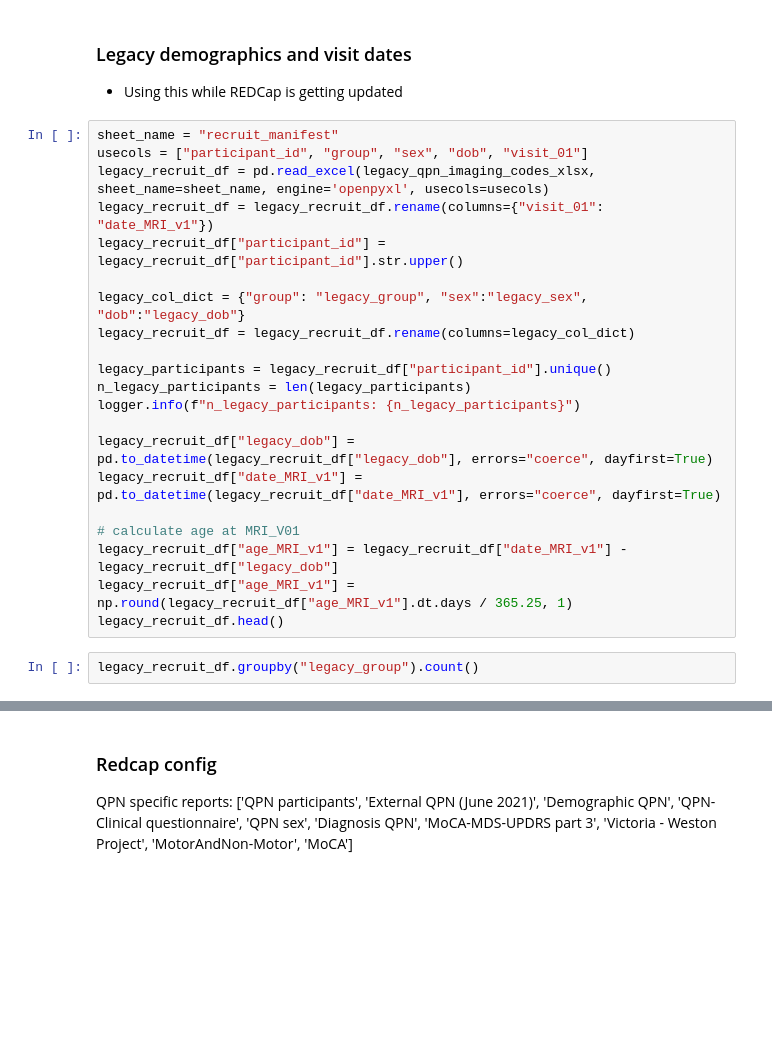
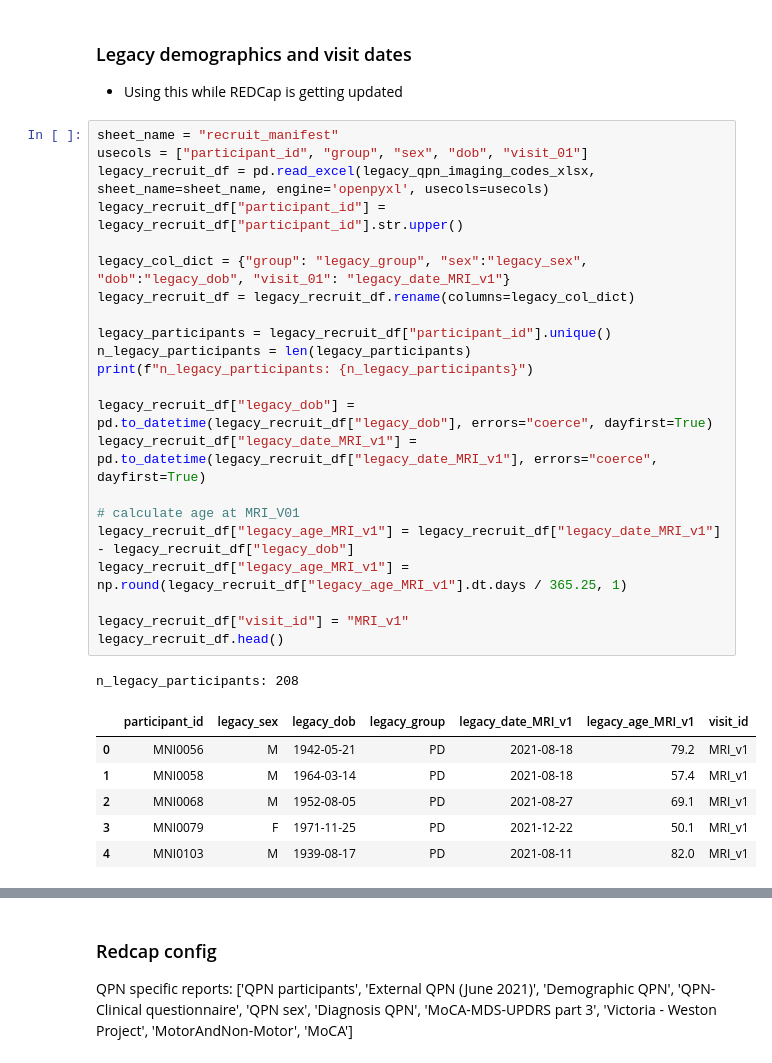
Before and after one commit to nipoppy/nipoppy, a Jupyter notebook: nipoppy/notebooks/redcap.ipynb, the cells around one changed output, grey strips where cells are left out. Cells and saved outputs as stored; diff of their text form; blank space fills up the shorter version.

```diff
--- a/nipoppy/notebooks/redcap.ipynb
+++ b/nipoppy/notebooks/redcap.ipynb
@@ -62,23 +71,30 @@ current_nipoppy_manifest_df.head()
 # %%
 sheet_name = "recruit_manifest"
 usecols = ["participant_id", "group", "sex", "dob", "visit_01"]
 legacy_recruit_df = pd.read_excel(legacy_qpn_imaging_codes_xlsx, sheet_name=sheet_name, engine='openpyxl', usecols=usecols)
-legacy_recruit_df = legacy_recruit_df.rename(columns={"visit_01": "date_MRI_v1"})
 legacy_recruit_df["participant_id"] = legacy_recruit_df["participant_id"].str.upper()
 
-legacy_col_dict = {"group": "legacy_group", "sex":"legacy_sex", "dob":"legacy_dob"}
+legacy_col_dict = {"group": "legacy_group", "sex":"legacy_sex", "dob":"legacy_dob", "visit_01": "legacy_date_MRI_v1"}
 legacy_recruit_df = legacy_recruit_df.rename(columns=legacy_col_dict)
 
 legacy_participants = legacy_recruit_df["participant_id"].unique()
 n_legacy_participants = len(legacy_participants)
-logger.info(f"n_legacy_participants: {n_legacy_participants}")
+print(f"n_legacy_participants: {n_legacy_participants}")
 
 legacy_recruit_df["legacy_dob"] = pd.to_datetime(legacy_recruit_df["legacy_dob"], errors="coerce", dayfirst=True)
-legacy_recruit_df["date_MRI_v1"] = pd.to_datetime(legacy_recruit_df["date_MRI_v1"], errors="coerce", dayfirst=True)
+legacy_recruit_df["legacy_date_MRI_v1"] = pd.to_datetime(legacy_recruit_df["legacy_date_MRI_v1"], errors="coerce", dayfirst=True)
 
 # calculate age at MRI_V01
-legacy_recruit_df["age_MRI_v1"] = legacy_recruit_df["date_MRI_v1"] - legacy_recruit_df["legacy_dob"]
-legacy_recruit_df["age_MRI_v1"] = np.round(legacy_recruit_df["age_MRI_v1"].dt.days / 365.25, 1)
+legacy_recruit_df["legacy_age_MRI_v1"] = legacy_recruit_df["legacy_date_MRI_v1"] - legacy_recruit_df["legacy_dob"]
+legacy_recruit_df["legacy_age_MRI_v1"] = np.round(legacy_recruit_df["legacy_age_MRI_v1"].dt.days / 365.25, 1)
+
+legacy_recruit_df["visit_id"] = "MRI_v1"
 legacy_recruit_df.head()
+# %% [output]
+n_legacy_participants: 208
+|  | participant_id | legacy_sex | legacy_dob | legacy_group | legacy_date_MRI_v1 | legacy_age_MRI_v1 | visit_id |
+| 0 | MNI0056 | M | 1942-05-21 | PD | 2021-08-18 | 79.2 | MRI_v1 |
+| 1 | MNI0058 | M | 1964-03-14 | PD | 2021-08-18 | 57.4 | MRI_v1 |
+| 2 | MNI0068 | M | 1952-08-05 | PD | 2021-08-27 | 69.1 | MRI_v1 |
+| 3 | MNI0079 | F | 1971-11-25 | PD | 2021-12-22 | 50.1 | MRI_v1 |
+| 4 | MNI0103 | M | 1939-08-17 | PD | 2021-08-11 | 82.0 | MRI_v1 |
-# %%
-legacy_recruit_df.groupby("legacy_group").count()
```
Also changed, not shown: parts of 29 cells of this notebook, 2 other files.
